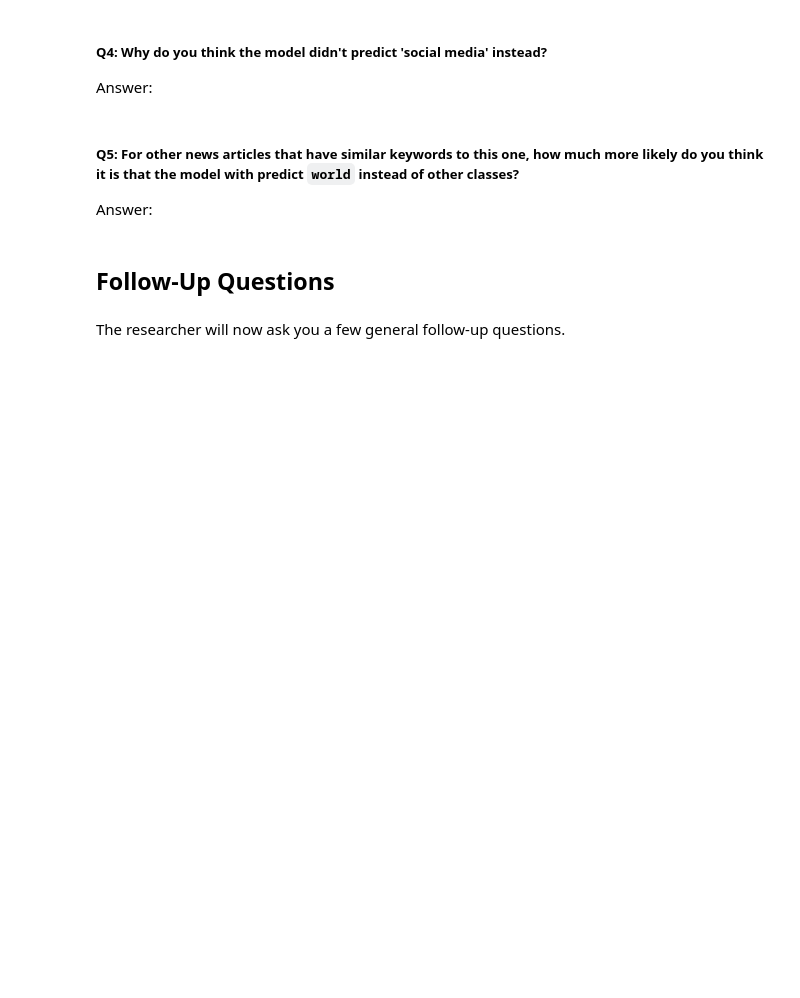
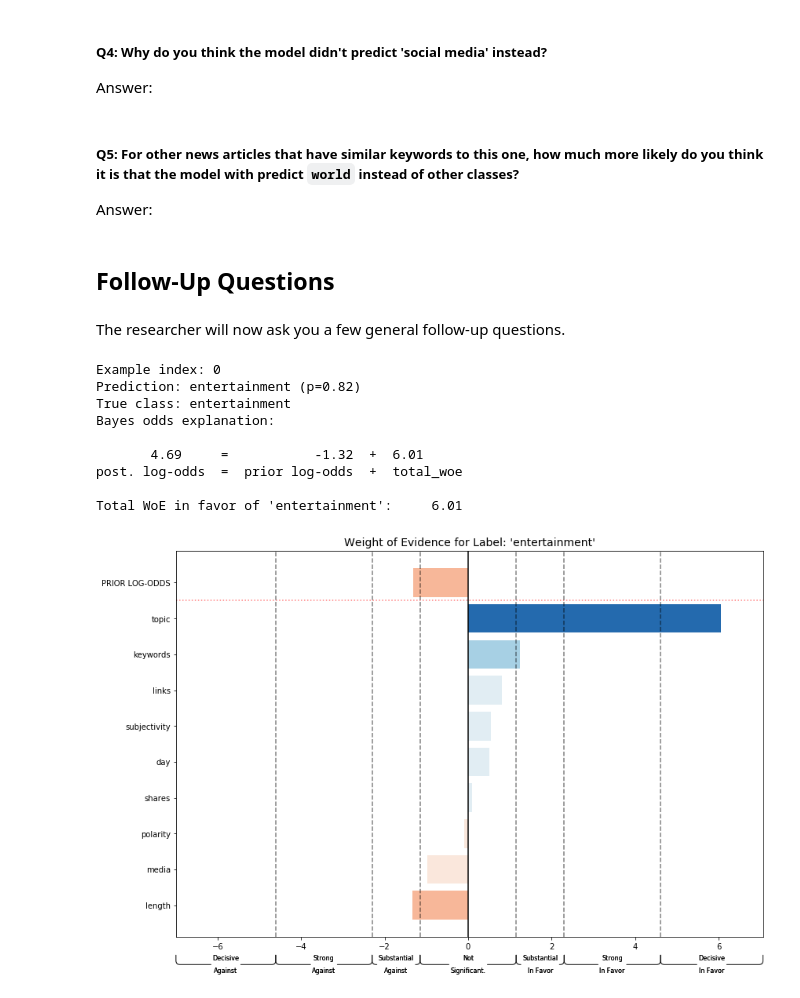
Before and after one commit to dmelis/interpretwoe, a Jupyter notebook: notebooks/WoE_UserStudy_Main.ipynb, the cells around one changed output. Saved outputs shown, nothing was run; the diff lists cells and outputs as text; code cells hidden in the pictures; blank space fills up the shorter version.

```diff
--- a/notebooks/WoE_UserStudy_Main.ipynb
+++ b/notebooks/WoE_UserStudy_Main.ipynb
@@ -296,3 +296,26 @@ Answer:
 ## Follow-Up Questions
 # %% [markdown]
 The researcher will now ask you a few general follow-up questions.
+# %%
+idx = 89
+explanation_units = 'feature_groups' # -> can choose between 'features' or 'feature_groups'
+
+e = woeexplainer.explain(X.test[idx:idx+1],
+                         Y.test[idx:idx+1],
+                         favor_class = 'predicted',
+                         units=explanation_units,
+                         totext=False,
+                         show_ranges=False,
+                         sequential=False,
+                         save_path='example_expl.pdf' )
+# %% [output]
+Example index: 0
+Prediction: entertainment (p=0.82)
+True class: entertainment
+Bayes odds explanation:
+
+       4.69     =           -1.32  +  6.01
+post. log-odds  =  prior log-odds  +  total_woe
+
+Total WoE in favor of 'entertainment':     6.01
+[figure, added]
```
Also changed, not shown: parts of 3 cells of this notebook, 13 other files.
